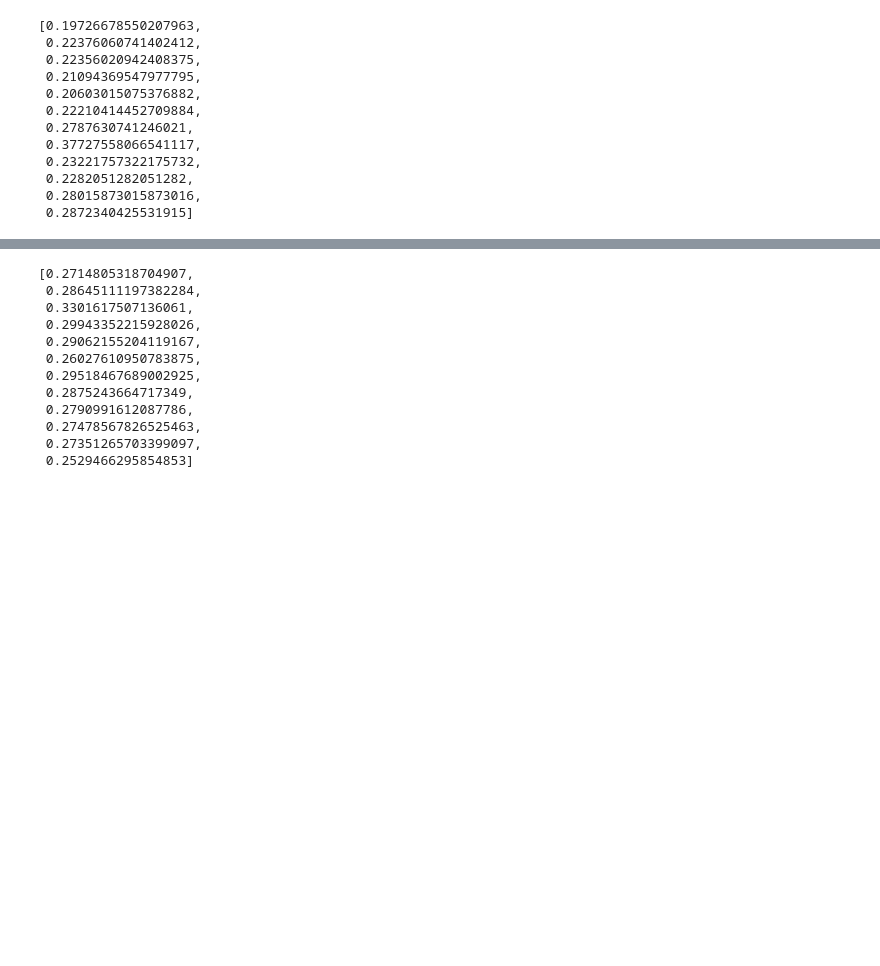
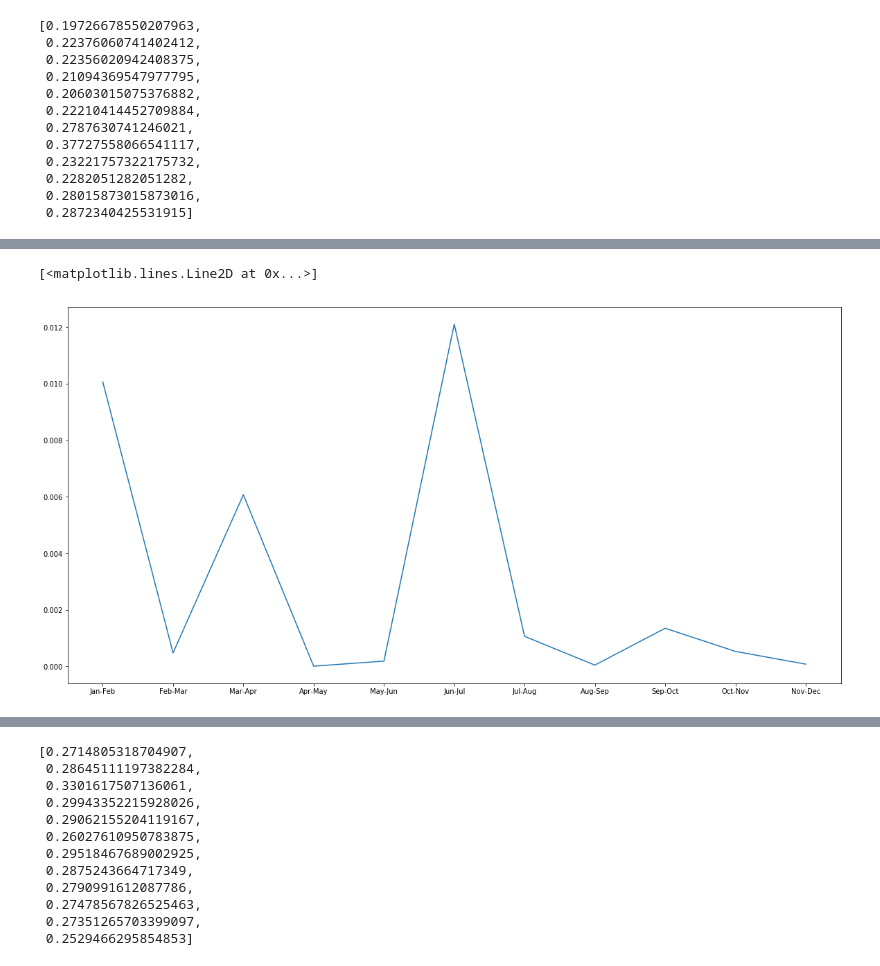
Before and after one commit to itsabijection/comment_analyzer, a Jupyter notebook: JSD divergence over time.ipynb, the cells around one changed output, grey strips where cells are left out. Saved outputs shown, nothing was run; the diff lists cells and outputs as text; code cells hidden in the pictures; blank space fills up the shorter version.

```diff
--- a/JSD divergence over time.ipynb
+++ b/JSD divergence over time.ipynb
@@ -106,0 +188,6 @@ noun_p["motherjones"]["black"]
+# %%
+fig,ax=plt.subplots(figsize=(20,10))
+ax.plot([months[i]+"-"+months[i+1] for i in range(11)], at_diverg["arab"])
+# %% [output]
+[<matplotlib.lines.Line2D at 0x...>]
+[figure, added]
```
Also changed, not shown: parts of 17 cells of this notebook, 2 other files.
